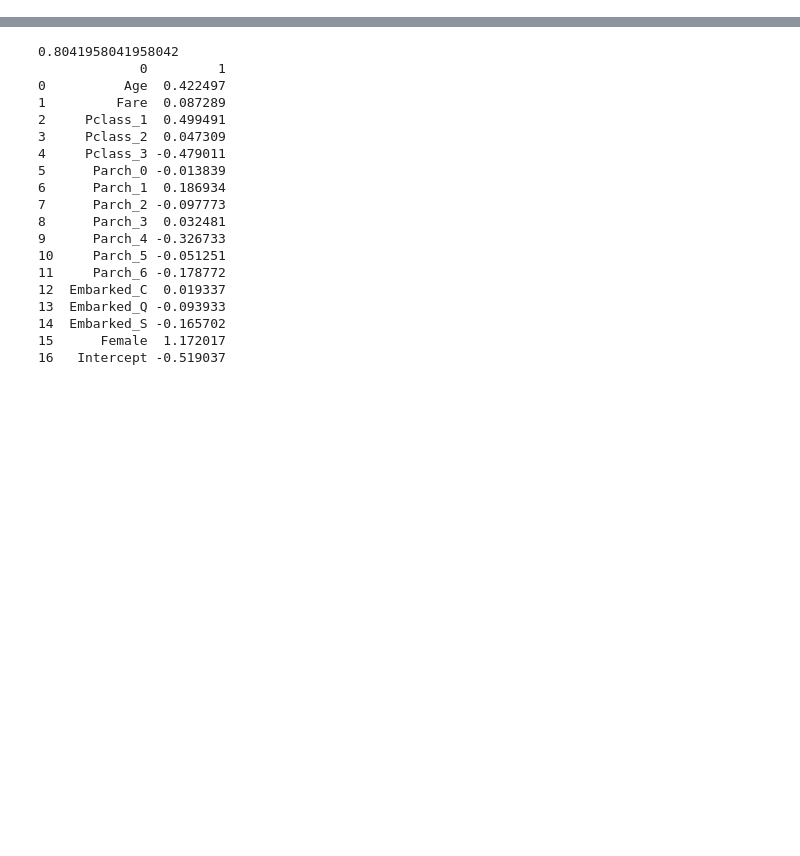
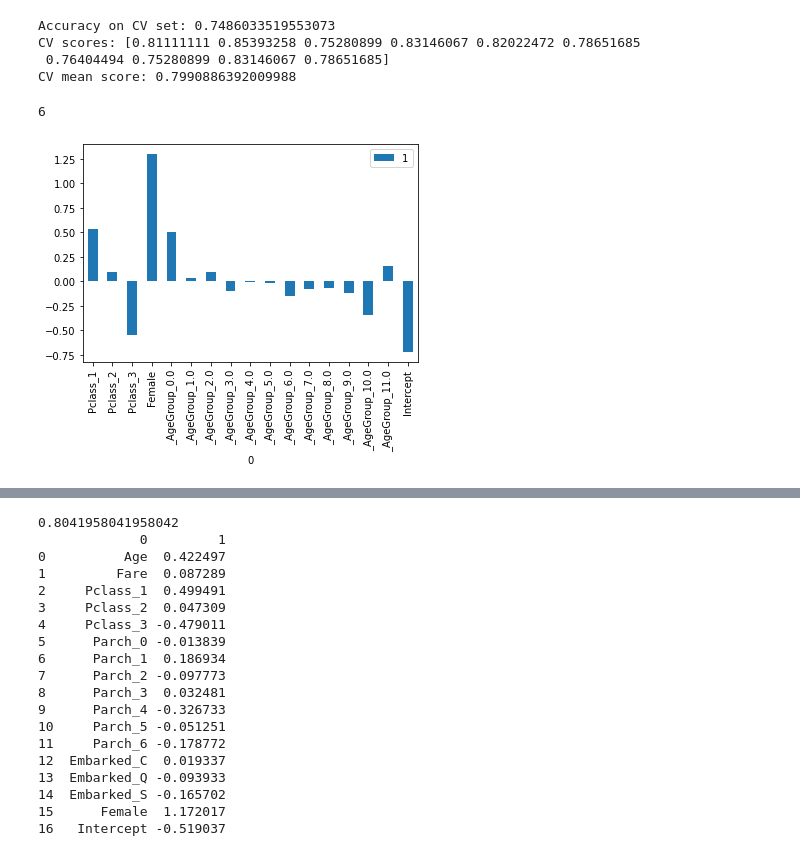
Before and after one commit to pdigiacomo20/KaggleTitanic, a Jupyter notebook: titanic_1.ipynb, the cells around one changed output, grey strips where cells are left out. Drawn from its saved outputs; the diff is of its cells as text; code cells hidden in the pictures; blank space fills up the shorter version.

```diff
--- a/titanic_1.ipynb
+++ b/titanic_1.ipynb
@@ -76,0 +106,22 @@ from sklearn.model_selection import train_test_split
+# %%
+#Select only certain columns to perform analysis on.
+all4 = all2.copy()
+all4.loc[:,'_AgeGroup'] = np.floor_divide(all4['Age'].fillna(30),7)
+all4 = all4.join(pd.get_dummies(all4['_AgeGroup'],prefix='_AgeGroup'))
+all4_x = all4.drop(['Survived', 'Name', 'Age', 'SibSp', 'Parch', 'Ticket',
+        'Fare', 'Cabin','Embarked', '_Last', '_FamMembers','_FamSurvival','_AgeGroup'],axis=1) \
+        .apply((lambda x: (x - x.mean())/x.std(ddof=0)))
+all4_y = all4['Survived']
+train4_x = all4_x[all4['Survived'].isna() == False]
+train4_y = all4_y[all4['Survived'].isna() == False]
+
+model = train_and_fit(train4_x,train4_y,1)
+k_fold_display(train4_x,train4_y)
+(train4_x['_AgeGroup_10.0'] > 0).sum()
+# %% [output]
+Accuracy on CV set: 0.7486033519553073
+CV scores: [0.81111111 0.85393258 0.75280899 0.83146067 0.82022472 0.78651685
+ 0.76404494 0.75280899 0.83146067 0.78651685]
+CV mean score: 0.7990886392009988
+6
+[figure, added]
```
Also changed, not shown: parts of 24 cells of this notebook.
